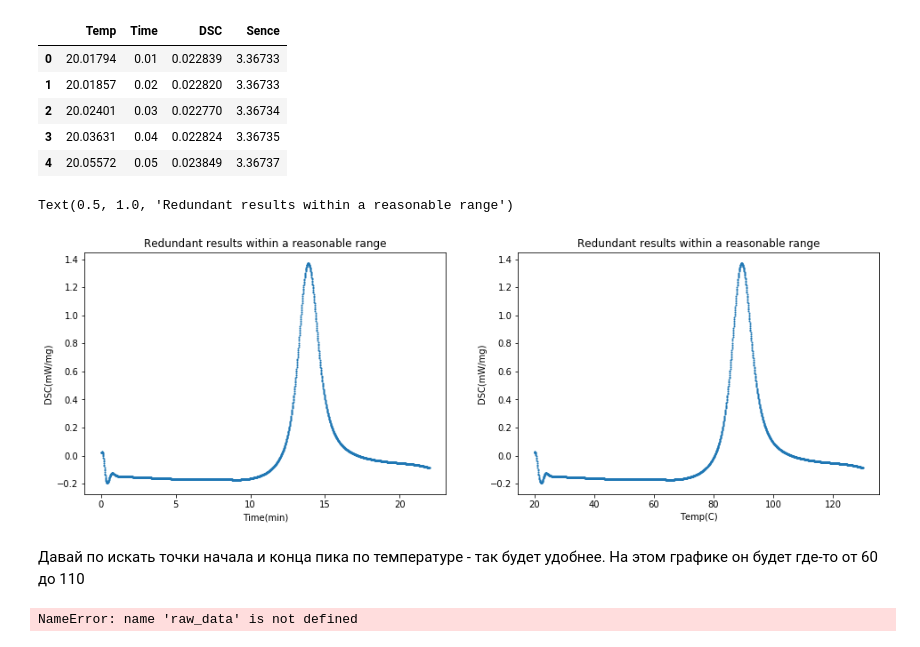
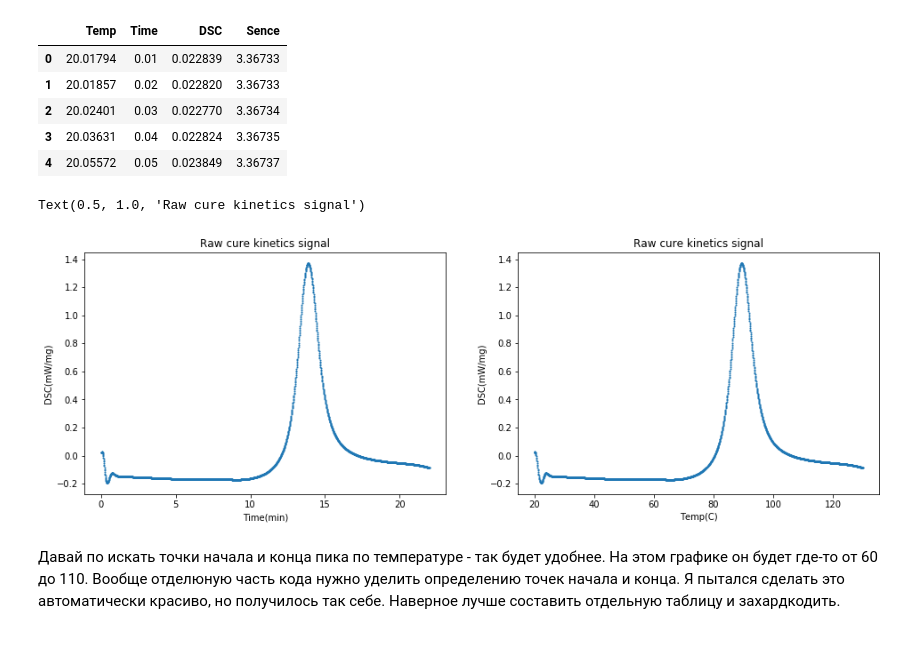
Before and after one commit to YarikineZ/DS_final_project, a Jupyter notebook: Final project.ipynb, the cells around one changed output. Saved outputs shown, nothing was run; the diff lists cells and outputs as text; code cells hidden in the pictures.

```diff
--- a/Final project.ipynb
+++ b/Final project.ipynb
@@ -24,31 +24,17 @@ df.head()
 # %%
 fig, ax = plt.subplots(1, 2, figsize = (16, 5))
 
 ax[0].set_xlabel("Time(min)")
 ax[0].set_ylabel('DSC(mW/mg)')
 ax[0].plot(df['Time'], df['DSC'], "o", markersize=1)
-ax[0].set_title('Redundant results within a reasonable range')#TODO rename
+ax[0].set_title('Raw cure kinetics signal')
 
 ax[1].set_xlabel("Temp(C)")
 ax[1].set_ylabel('DSC(mW/mg)')
 ax[1].plot(df['Temp'], df['DSC'], "o", markersize=1)
-ax[1].set_title('Redundant results within a reasonable range')
+ax[1].set_title('Raw cure kinetics signal')
 # %% [output]
-Text(0.5, 1.0, 'Redundant results within a reasonable range')
+Text(0.5, 1.0, 'Raw cure kinetics signal')
-[figure, old version]
+[figure, new version]
 # %% [markdown]
-Давай по искать точки начала и конца пика по температуре - так будет удобнее. На этом графике он будет где-то от 60 до 110
+Давай по искать точки начала и конца пика по температуре - так будет удобнее. На этом графике он будет где-то от 60 до 110. Вообще отделюную часть кода нужно уделить определению точек начала и конца. Я пытался сделать это автоматически красиво, но получилось так себе. Наверное лучше составить отдельную таблицу и захардкодить.
-# %%
-peaks_positive, _ = find_peaks(raw_data['DSC(mW/mg)'], height=1.2)
-peaks_width, width_heights, _, _ = peak_widths(raw_data['DSC(mW/mg)'], peaks_positive, rel_height = 0.75)
-
-peak_start = raw_data['DSC(mW/mg)'][raw_data['DSC(mW/mg)']>0.27737123].first_valid_index()
-peak_end = raw_data['DSC(mW/mg)'][raw_data['DSC(mW/mg)']>0.27737123].last_valid_index()
-
-peak = raw_data.iloc[peak_start:peak_end]
-
-spent_energy = simps(peak)
-
-print(spent_energy)
-# %% [output]
-NameError: name 'raw_data' is not defined
```
Also changed, not shown: parts of 4 cells of this notebook.
